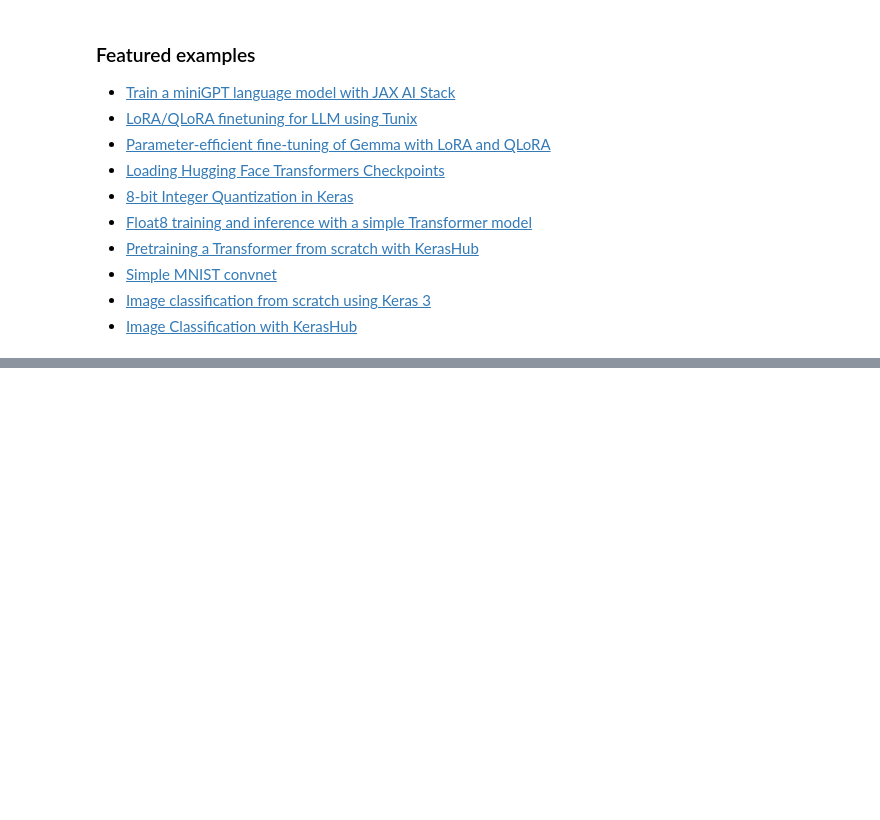
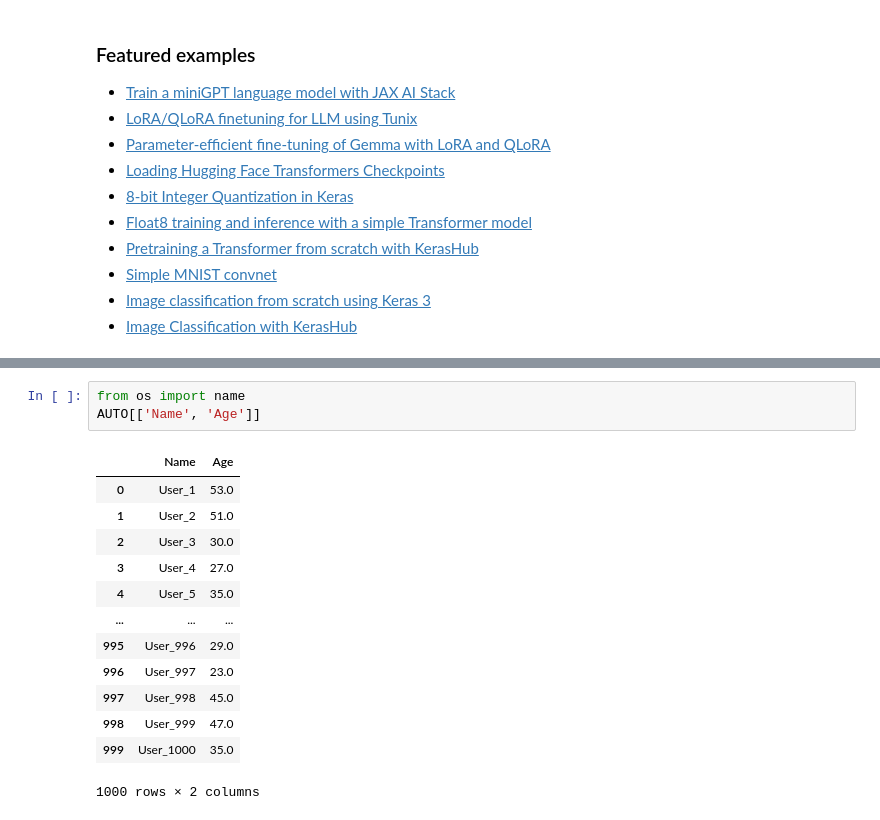
Before and after one commit to SazalMahmud/Data-science-data-analytics, a Jupyter notebook: Welcome_To_Colab.ipynb, the cells around one changed output, grey strips where cells are left out. Saved outputs shown, nothing was run; the diff lists cells and outputs as text; blank space fills up the shorter version.

```diff
--- a/Welcome_To_Colab.ipynb
+++ b/Welcome_To_Colab.ipynb
@@ -251,0 +231,17 @@ AutoSazal.isnull().sum().plot()
+# %%
+from os import name
+AUTO[['Name', 'Age']]
+# %% [output]
+|  | Name | Age |
+| 0 | User_1 | 53.0 |
+| 1 | User_2 | 51.0 |
+| 2 | User_3 | 30.0 |
+| 3 | User_4 | 27.0 |
+| 4 | User_5 | 35.0 |
+| ... | ... | ... |
+| 995 | User_996 | 29.0 |
+| 996 | User_997 | 23.0 |
+| 997 | User_998 | 45.0 |
+| 998 | User_999 | 47.0 |
+| 999 | User_1000 | 35.0 |
+1000 rows × 2 columns
```
Also changed, not shown: parts of 11 cells of this notebook.
